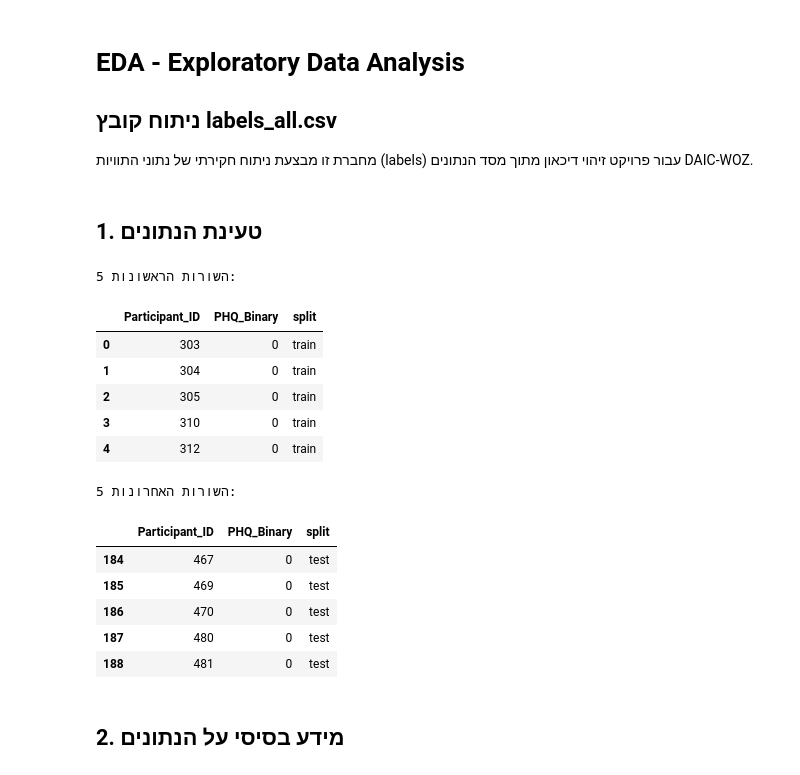
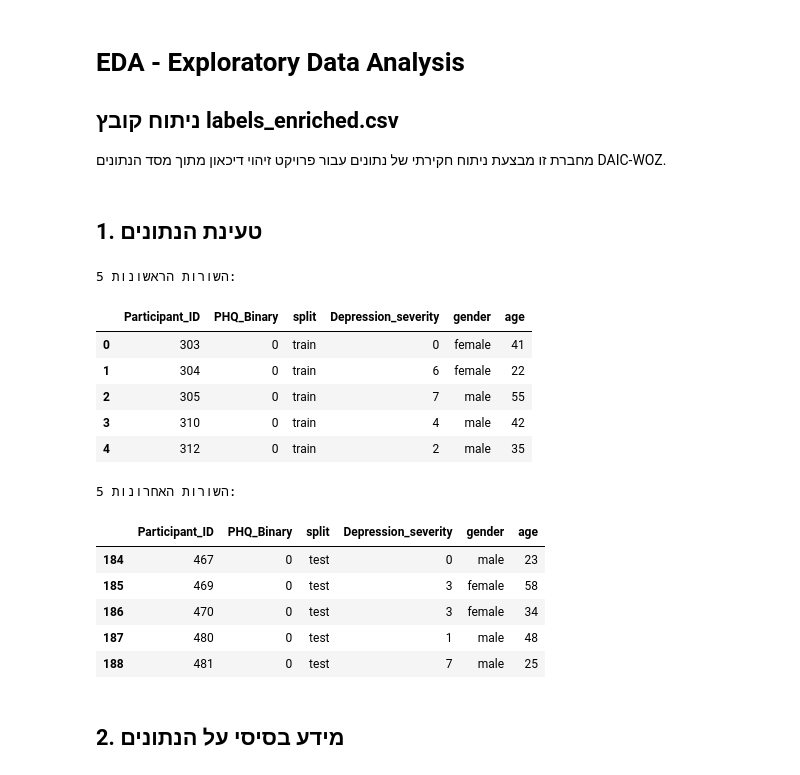
Before and after one commit to RachelShrikiMor/depression-detection-daic-woz, a Jupyter notebook: notebooks/01_EDA_labels.ipynb, the cells around one changed output. Saved outputs shown, nothing was run; the diff lists cells and outputs as text; code cells hidden in the pictures.

```diff
--- a/notebooks/01_EDA_labels.ipynb
+++ b/notebooks/01_EDA_labels.ipynb
@@ -1,8 +1,8 @@
 # %% [markdown]
 # EDA - Exploratory Data Analysis
-## ניתוח קובץ labels_all.csv
+## ניתוח קובץ labels_enriched.csv
 
-מחברת זו מבצעת ניתוח חקירתי של נתוני התוויות (labels) עבור פרויקט זיהוי דיכאון מתוך מסד הנתונים DAIC-WOZ.
+מחברת זו מבצעת ניתוח חקירתי של נתונים עבור פרויקט זיהוי דיכאון מתוך מסד הנתונים DAIC-WOZ.
 # %%
 # ייבוא ספריות
 import pandas as pd
@@ -21,19 +21,19 @@ plt.rcParams['axes.unicode_minus'] = False
 ## 1. טעינת הנתונים
 # %%
 # טעינת הנתונים
-df = pd.read_csv('../data/labels_all.csv')
+df = pd.read_csv('../data/labels_enriched.csv')
 
 # הצגת השורות הראשונות
 print("5 השורות הראשונות:")
 df.head()
 # %% [output]
 5 השורות הראשונות:
-|  | Participant_ID | PHQ_Binary | split |
-| 0 | 303 | 0 | train |
-| 1 | 304 | 0 | train |
-| 2 | 305 | 0 | train |
-| 3 | 310 | 0 | train |
-| 4 | 312 | 0 | train |
+|  | Participant_ID | PHQ_Binary | split | Depression_severity | gender | age |
+| 0 | 303 | 0 | train | 0 | female | 41 |
+| 1 | 304 | 0 | train | 6 | female | 22 |
+| 2 | 305 | 0 | train | 7 | male | 55 |
+| 3 | 310 | 0 | train | 4 | male | 42 |
+| 4 | 312 | 0 | train | 2 | male | 35 |
 # %%
 # הצגת השורות האחרונות
 
@@ -41,12 +41,12 @@ print("5 השורות האחרונות:")
 df.tail()
 # %% [output]
 5 השורות האחרונות:
-|  | Participant_ID | PHQ_Binary | split |
-| 184 | 467 | 0 | test |
-| 185 | 469 | 0 | test |
-| 186 | 470 | 0 | test |
-| 187 | 480 | 0 | test |
-| 188 | 481 | 0 | test |
+|  | Participant_ID | PHQ_Binary | split | Depression_severity | gender | age |
+| 184 | 467 | 0 | test | 0 | male | 23 |
+| 185 | 469 | 0 | test | 3 | female | 58 |
+| 186 | 470 | 0 | test | 3 | female | 34 |
+| 187 | 480 | 0 | test | 1 | male | 48 |
+| 188 | 481 | 0 | test | 7 | male | 25 |
 # %% [markdown]
 ## 2. מידע בסיסי על הנתונים
 # %%
```
Also changed, not shown: parts of 25 cells of this notebook, 1 other file.
